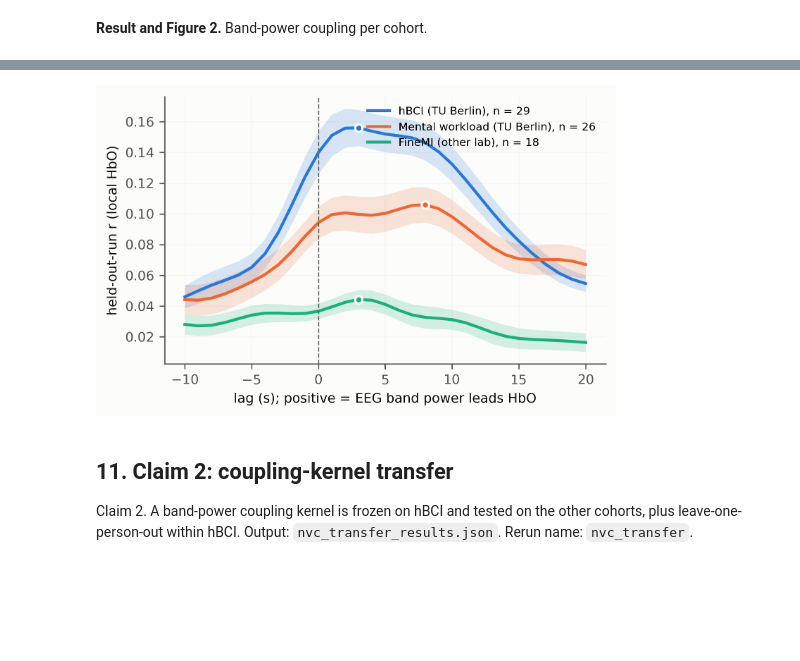
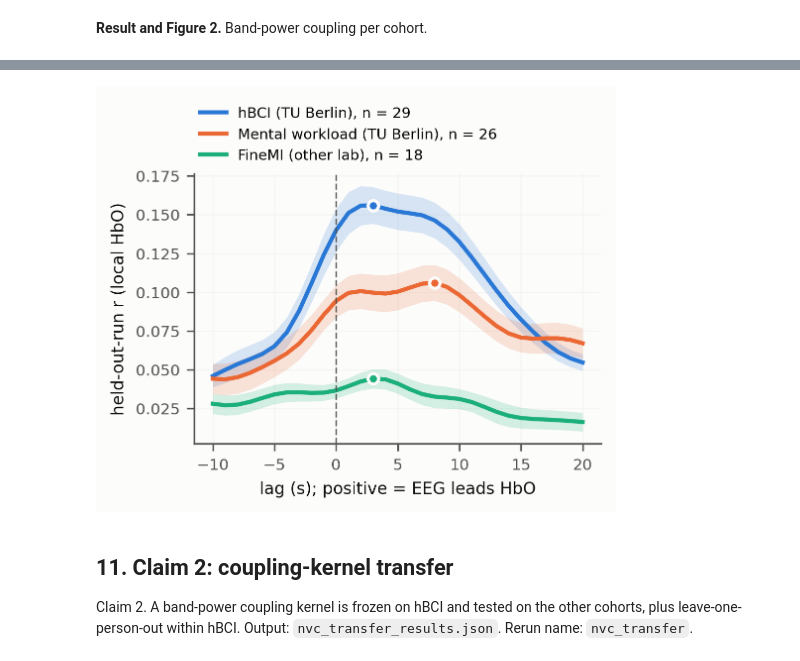
Before and after one commit to muntasirhossain2003/Cross-Modal-Prediction-of-fNIRS-Haemodynamics-From-Infra-Slow-EEG, a Jupyter notebook: pipeline/NeuroVascNet_Full.ipynb, the cells around one changed output, grey strips where cells are left out. Cells and saved outputs as stored; diff of their text form; code cells hidden in the pictures; blank space fills up the shorter version.

```diff
--- a/pipeline/NeuroVascNet_Full.ipynb
+++ b/pipeline/NeuroVascNet_Full.ipynb
@@ -137,9 +137,11 @@ NB_OUT.mkdir(exist_ok=True)
 # %% [markdown]
 Settings from the merge notebook: dataset paths and pipeline options. `EEG_FILTER = False` keeps the infra-slow band.
 # %%
-PATH_FNIRS_HEFMI            = f"{PROJECT_ROOT}/dataset/HEFMI-ICH EEG+FNRI"
+DATA_ROOT = Path(os.environ.get("NVN_DATA", Path.cwd().resolve().parent / "dataset"))
 
-PATH_FNIRS_HBCI             = f"{PROJECT_ROOT}/dataset/TU Berlin hBCI EEG+FNRI"
+PATH_FNIRS_HEFMI            = str(DATA_ROOT / "HEFMI-ICH EEG+FNRI")
+
+PATH_FNIRS_HBCI             = str(DATA_ROOT / "TU Berlin hBCI EEG+FNRI")
 
 FNIRS_TRAIN = "hBCI"
 
@@ -151,9 +153,9 @@ FMRI_ROIS = "motor"
 
 MAX_FMRI_TRIALS_PER_RUN = 100
 
-PATH_TRAIN_FMRI_DS002336     = f"{PROJECT_ROOT}/dataset/OpenNeuro ds002336"
+PATH_TRAIN_FMRI_DS002336     = str(DATA_ROOT / "OpenNeuro ds002336")
 
-PATH_EXTERNAL_FMRI_DS002739  = f"{PROJECT_ROOT}/dataset/External fMRI validation OpenNeuro ds002739"
+PATH_EXTERNAL_FMRI_DS002739  = str(DATA_ROOT / "External fMRI validation OpenNeuro ds002739")
 
 PATH_CLINICAL_HEFMI = PATH_FNIRS_HEFMI
 
@@ -1511,11 +1515,11 @@ matplotlib.use("Agg")
 import matplotlib.pyplot as plt
 import numpy as np
 
-HERE = Path("paper")
-A = NB_OUT if "all" in RUN else Path("analysis_p2_p4")
+HERE = Path("../paper")
+A = NB_OUT if "all" in RUN else Path("../analysis")
 FIG_OUT = HERE / "figures"
 FIG_OUT.mkdir(exist_ok=True)
-SAVED = HERE.parent / "analysis_p2_p4" / "results"
+SAVED = HERE.parent / "analysis" / "results"
 
 def RJ(name):
     p = A / name
@@ -1537,7 +1541,7 @@ def boot_ci(v, rng=np.random.default_rng(1337), n=5000):
 
 def shards(pattern):
     d = {}
-    roots = (A, HERE.parent / "analysis_p2_p4", SAVED / "shards")
+    roots = (A, HERE.parent / "analysis", SAVED / "shards")
     files = next((g for g in (glob.glob(str(r / pattern)) for r in roots) if g), [])
     for f in sorted(files):
         d.update(json.loads(Path(f).read_text()))
@@ -1559,7 +1563,7 @@ import pandas as pd
 from IPython.display import HTML, Image, display
 from scipy import stats
 
-R, FIG = Path("analysis_p2_p4/results"), Path("paper/figures")
+R, FIG = Path("../analysis/results"), Path("../paper/figures")
 where = lambda f: NB_OUT / f if RUN and (NB_OUT / f).exists() else R / f
 J = lambda f: json.loads(where(f).read_text())
 COH = {"hbci": "hBCI", "mental_workload": "Mental workload", "finemi": "FineMI"}
@@ -3514,33 +3538,34 @@ if should("nvc_bandpower"):
 # %%
 d = J("nvc_bandpower_results.json")
 table([[COH[c], f"{d[c]['frac_beating_null']:.0%}", f"{d[c]['median_delay_s']:+.1f} s", str(d[c]["iqr_delay_s"]), f"{d[c]['wilcoxon_p']:.1e}", f"{d[c]['split_half_r']:+.2f}", f"{d[c]['split_half_perm_p']:.3f}", f"{d[c]['median_peak_r']:.3f}"] for c in COH],
       ["Cohort", "Beat null", "Median delay (positive = EEG first)", "IQR", "Wilcoxon p", "Split-half r", "p", "Peak local r"])
 def draw_fig2():
     nvc = shards("nvc_shard_*_of_11.json")
     lags = np.arange(-10, 21)
-    fig, ax = plt.subplots(figsize=(5.0, 3.2))
+    fig, ax = plt.subplots(figsize=(3.5, 3.0))
     for c, (lab, col) in FIG_COH.items():
         C = np.array([v["curve_local"] for v in nvc.values() if v["cohort"] == c])
         m, se = C.mean(0), C.std(0, ddof=1) / np.sqrt(len(C))
         ax.fill_between(lags, m - se, m + se, color=col, alpha=0.18, linewidth=0)
         ax.plot(lags, m, color=col, label=f"{lab}, n = {len(C)}")
         k = int(np.argmax(m))
         ax.plot(lags[k], m[k], "o", ms=5, color=col, mec=SURF, mew=1.5)
     ax.axvline(0, color=INK2, lw=0.8, ls="--")
-    ax.set_xlabel("lag (s); positive = EEG band power leads HbO")
-    ax.set_ylabel("held-out-run r (local HbO)")
-    ax.legend(fontsize=7.5, loc="upper right")
+    ax.set_xlabel("lag (s); positive = EEG leads HbO", fontsize=8)
+    ax.set_ylabel("held-out-run r (local HbO)", fontsize=8)
+    ax.tick_params(labelsize=7.5)
+    ax.legend(fontsize=7, loc="lower left", bbox_to_anchor=(0, 1.02), ncol=1, borderaxespad=0, handlelength=1.8)
     save(fig, "fig2_coupling_lag")
 
 
 draw_fig2()
 fig("fig2_coupling_lag", 520)
 # %% [output]
 | Cohort | Beat null | Median delay (positive = EEG first) | IQR | Wilcoxon p | Split-half r | p | Peak local r |
 | hBCI | 100% | +6.0 s | [2.0, 8.0] | 3.7e-06 | +0.39 | 0.020 | 0.191 |
 | Mental workload | 81% | +4.0 s | [1.0, 8.75] | 1.4e-03 | -0.15 | 0.774 | 0.135 |
 | FineMI | 89% | +3.0 s | [-2.25, 5.5] | 3.1e-01 | +0.12 | 0.318 | 0.053 |
-[figure, old version]
+[figure, new version]
 # %% [markdown]
 ## 11. Claim 2: coupling-kernel transfer
 
```
Also changed, not shown: parts of 22 cells of this notebook, 43 other files.
